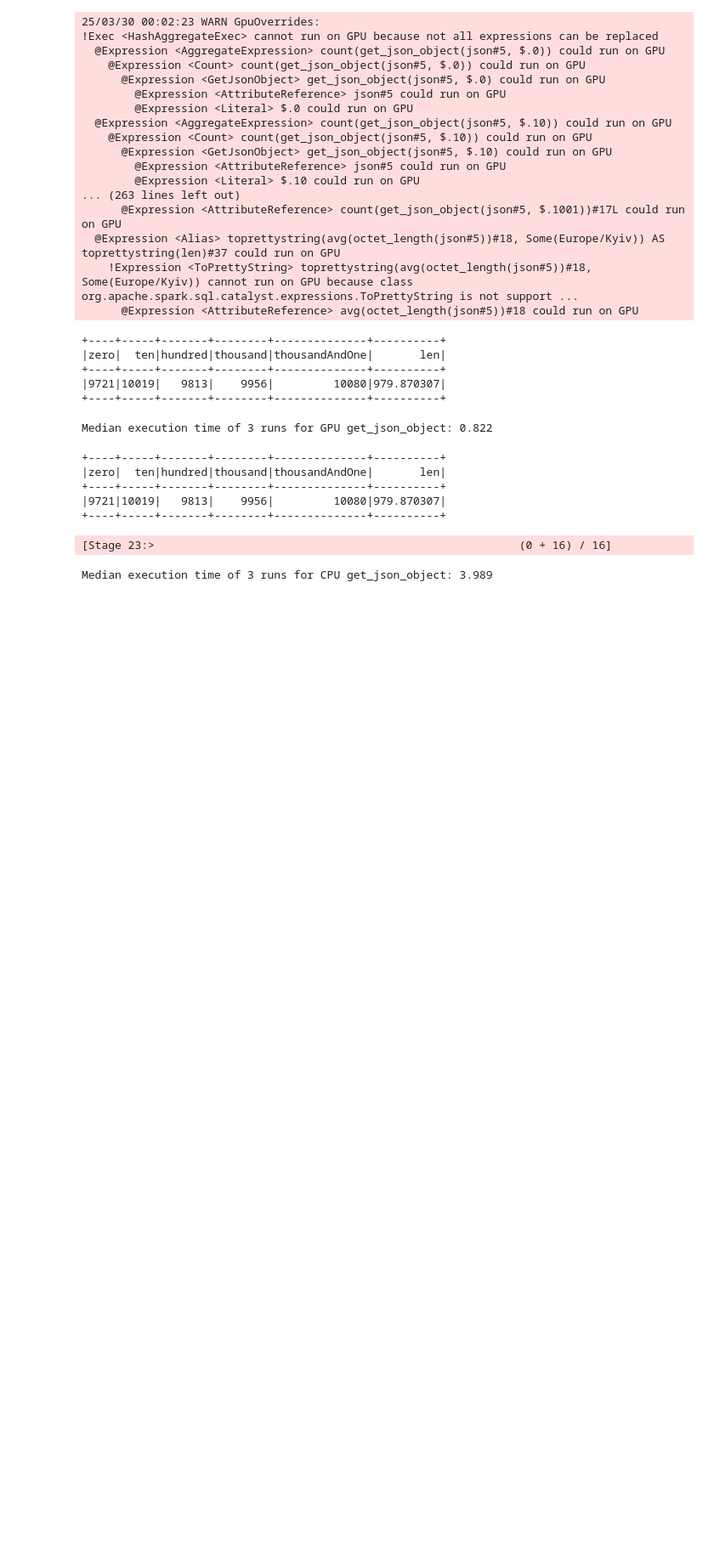
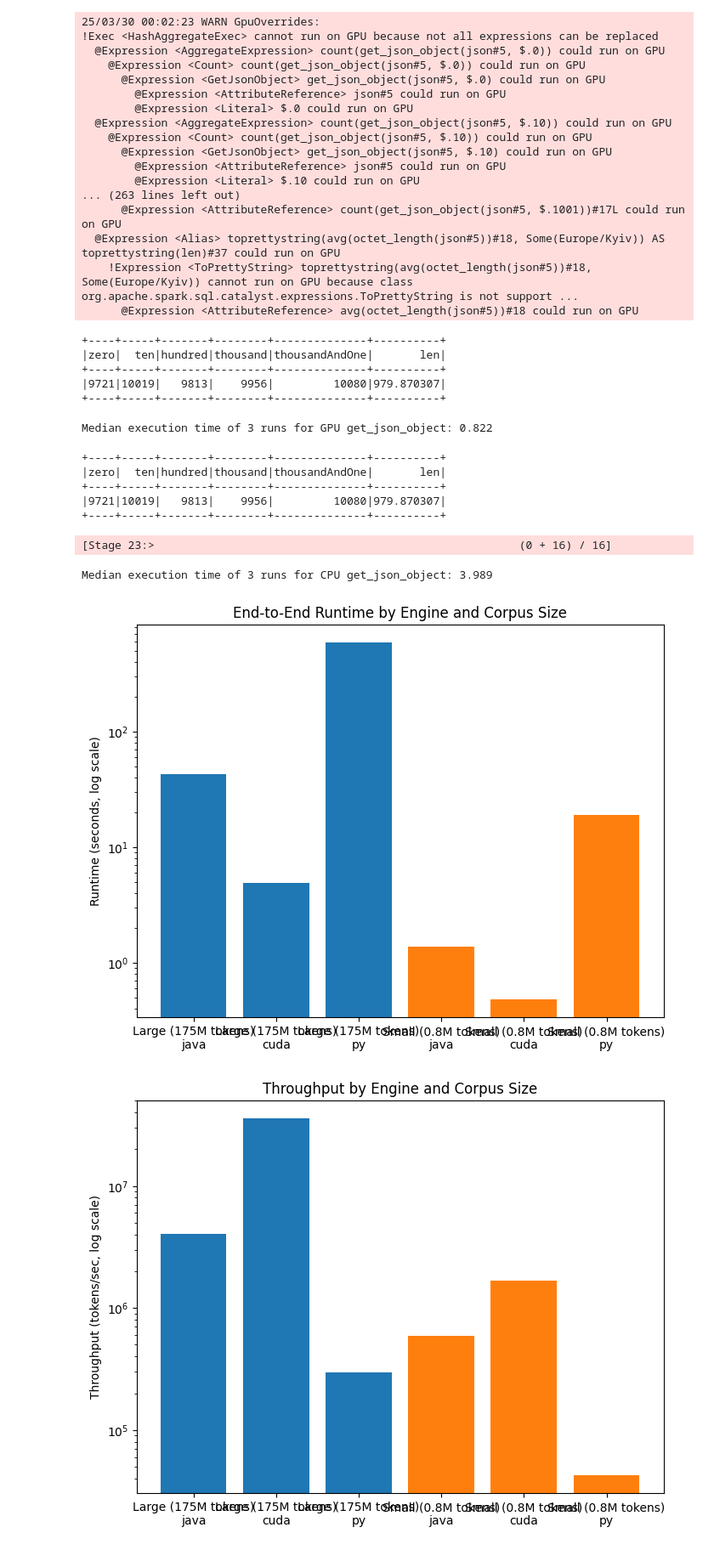
Before and after one commit to Kowalski0805/UANLP, a Jupyter notebook: Spark_get_json_object.ipynb, the cells around one changed output. Shown at 85% size. Drawn from its saved outputs; the diff is of its cells as text; code cells hidden in the pictures; blank space fills up the shorter version.

```diff
--- a/Spark_get_json_object.ipynb
+++ b/Spark_get_json_object.ipynb
@@ -191,3 +191,64 @@ print(f"Median execution time of {iters} runs for CPU get_json_object: {statisti
 Median execution time of 3 runs for CPU get_json_object: 3.989
 # %%
 spark.stop()
+# %%
+import pandas as pd
+import matplotlib.pyplot as plt
+
+# Load the CSV content into a DataFrame
+data = """ts,engine,label,input_path,repeat,tokens,compute_mean_s,compute_ci95_s,compute_tokens_per_s,e2e_mean_s,e2e_ci95_s,e2e_tokens_per_s
+2025-09-16T09:51:34.312222,java,large,data_parquet_big/,5,175583276,,,,43.2677,1.953,4058063.56
+2025-09-16T09:52:22.799788,java,small,data_parquet/,5,807607,,,,1.3686,1.2722,590084.29
+2025-09-16T10:00:56.707535,cuda,large,data_parquet_big/,5,175583276,,,,4.9088,1.3684,35769242.89
+2025-09-16T10:03:09.497419,cuda,small,data_parquet/,5,807607,,,,0.4821,0.5734,1675326.79
+2025-09-16T10:55:49.786682,py,large,data_parquet_big/,5,175583276,,,,592.9889,2.7654,296098.74
+2025-09-16T10:05:25.617018,py,small,data_parquet/,5,807607,,,,18.9811,1.384,42548.03
+"""
+
+from io import StringIO
+df = pd.read_csv(StringIO(data))
+
+# Prepare labels
+df["corpus"] = df["label"].map({"small": "Small (0.8M tokens)", "large": "Large (175M tokens)"})
+
+# Runtime bar chart (log scale)
+plt.figure(figsize=(8,6))
+for corpus, group in df.groupby("corpus"):
+    plt.bar([f"{corpus}\n{eng}" for eng in group["engine"]],
+            group["e2e_mean_s"], label=corpus)
+plt.yscale("log")
+plt.ylabel("Runtime (seconds, log scale)")
+plt.title("End-to-End Runtime by Engine and Corpus Size")
+plt.show()
+
+# Throughput bar chart (log scale)
+plt.figure(figsize=(8,6))
+for corpus, group in df.groupby("corpus"):
+    plt.bar([f"{corpus}\n{eng}" for eng in group["engine"]],
+            group["e2e_tokens_per_s"], label=corpus)
+plt.yscale("log")
+plt.ylabel("Throughput (tokens/sec, log scale)")
+plt.title("Throughput by Engine and Corpus Size")
+plt.show()
+
+# Speedup relative to Python
+speedups = []
+for corpus, group in df.groupby("corpus"):
+    py_time = group[group["engine"]=="py"]["e2e_mean_s"].values[0]
+    for _, row in group.iterrows():
+        if row["engine"] != "py":
+            factor = py_time / row["e2e_mean_s"]
+            speedups.append({"corpus": corpus, "engine": row["engine"], "speedup": factor})
+speedups_df = pd.DataFrame(speedups)
+
+plt.figure(figsize=(6,5))
+for corpus, group in speedups_df.groupby("corpus"):
+    plt.bar([f"{corpus}\n{eng}" for eng in group["engine"]],
+            group["speedup"])
+plt.yscale("log")
+plt.ylabel("Speedup vs Python (×, log scale)")
+plt.title("Relative Speedup over Python Baseline")
+plt.show()
+# %% [output]
+[figure, added]
+[figure, added]
```
Also changed, not shown: parts of 1 cell of this notebook, 8 other files.
